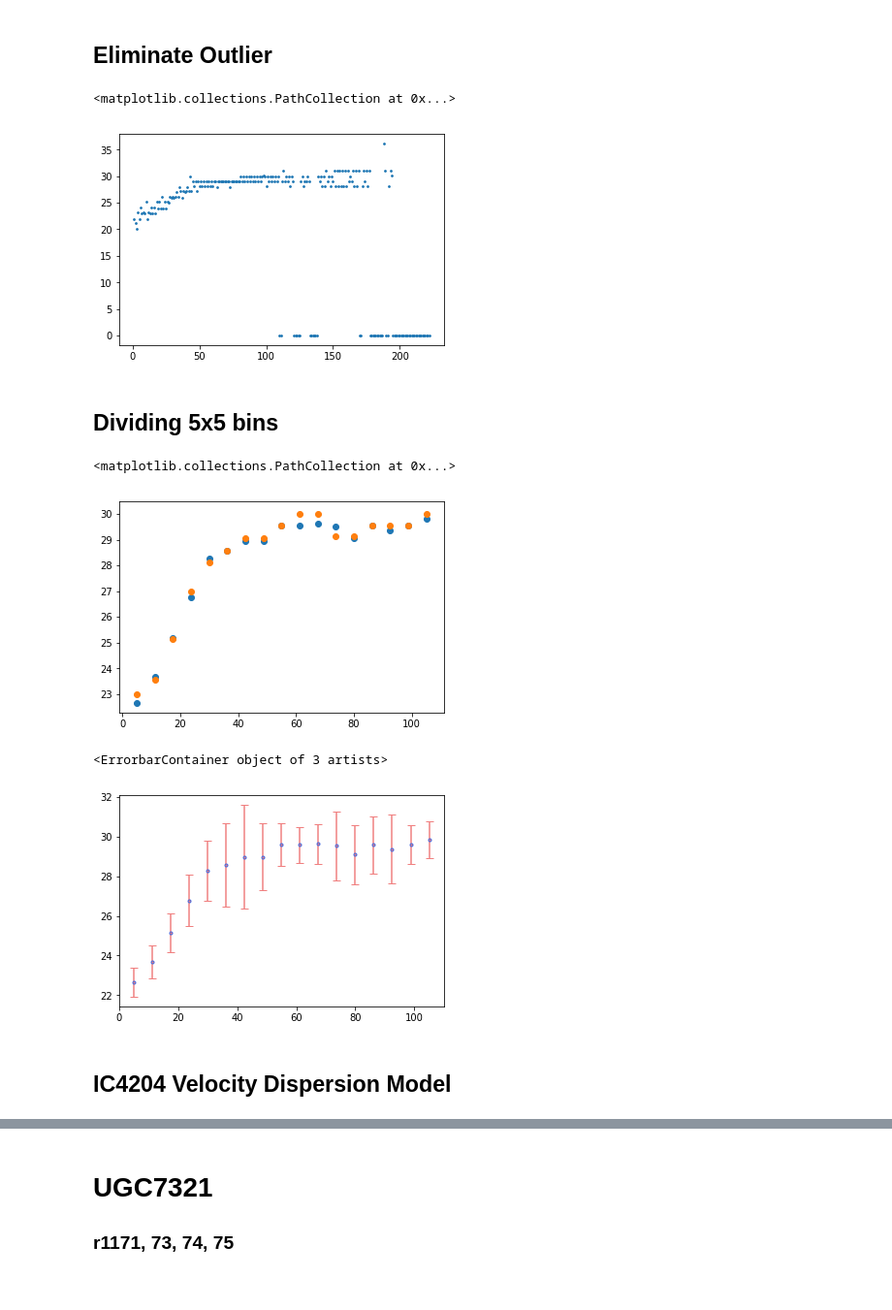
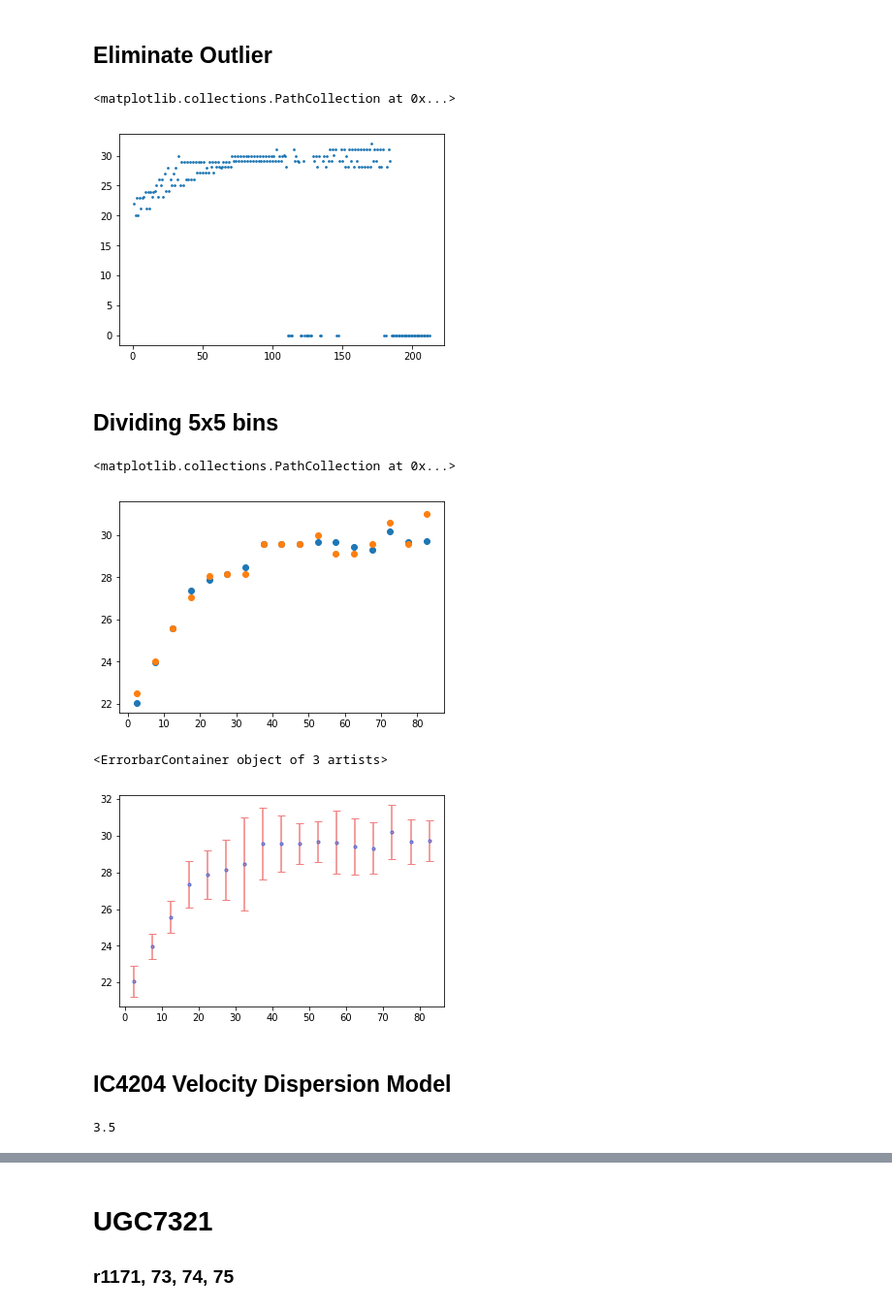
Before and after one commit to rqguan/Class-Code, a Jupyter notebook: 136Shane-Kast_Reduce_pipeline.ipynb, the cells around one changed output, grey strips where cells are left out. Shown at 97% size. Saved outputs shown, nothing was run; the diff lists cells and outputs as text; code cells hidden in the pictures.

```diff
--- a/136Shane-Kast_Reduce_pipeline.ipynb
+++ b/136Shane-Kast_Reduce_pipeline.ipynb
@@ -360,8 +379,8 @@ plt.errorbar(np.linspace(1,300,300),trail_wave_list,yerr=trail_std_list,fmt= '.'
 ICWL_m = np.mean(trail_wave_list[70:240])
 
 # center at 161
-ICWL_1 = trail_wave_list[50:161]
-ICWL_2 = trail_wave_list[161:272]
+ICWL_1 = trail_wave_list[50:156]
+ICWL_2 = trail_wave_list[156:262]
 
 ICWL_1G = list(np.flip(ICWL_1))
 ICWL_2G = []
@@ -379,8 +398,8 @@ ICWL[1::2] = ICWL_2G
 # for STD:
 ICWL_std_m = np.mean(trail_std_list[70:240])
 
-ICWL_std_1 = trail_std_list[50:161]
-ICWL_std_2 = trail_std_list[161:272]
+ICWL_std_1 = trail_std_list[50:156]
+ICWL_std_2 = trail_std_list[156:262]
 
 ICWL_std = [None]*(len(ICWL_std_1)+len(ICWL_std_2))
 ICWL_std[::2] = ICWL_std_1
@@ -421,12 +440,12 @@ def zero_elm(L):
 ICWL = reject_outlier(ICWL)
 # %%
 len(ICWL)
-plt.scatter(np.linspace(1,222,222),ICWL,s=3)
+plt.scatter(np.linspace(1,212,212),ICWL,s=3)
 #plt.xlim(169,200)
 #plt.ylim(-1,1)
 # %% [output]
 <matplotlib.collections.PathCollection at 0x...>
-[figure, old version]
+[figure, new version]
 # %% [markdown]
 ## Dividing 5x5 bins
 # %%
@@ -499,18 +518,18 @@ for i in ICdata:
     ICvelocity.append(v)
 # %%
 # median vs. mean
-new_pixel = np.linspace(5,105,len(ICdata))
+new_pixel = np.linspace(2.5,82.5,len(ICdata))
 plt.scatter(new_pixel,ICdata)
 plt.scatter(new_pixel,IC_trail)
 # %% [output]
 <matplotlib.collections.PathCollection at 0x...>
-[figure, old version]
+[figure, new version]
 # %%
-new_pixel = np.linspace(5,105,len(ICdata))
+
 plt.errorbar(new_pixel,ICdata,yerr=ICerr,fmt= '.' ,c="lightcoral",mec='royalblue',capsize=4,label="data points")
 # %% [output]
 <ErrorbarContainer object of 3 artists>
-[figure, old version]
+[figure, new version]
 # %%
 #0.43*arcsec
 #110.66*Mpc
@@ -561,6 +580,11 @@ r_max = 25
 for i in np.linspace(0,r_max,100):
     modelv = V_SQ_R(i)
     model_v.append(modelv)
+# %%
+L = [1,2,3,4,np.NaN,5,6]
+np.nanmean(L)
+# %% [output]
+3.5
 # %%
 
 # now model_v is the set of model velocity
```
Also changed, not shown: parts of 12 cells of this notebook.
